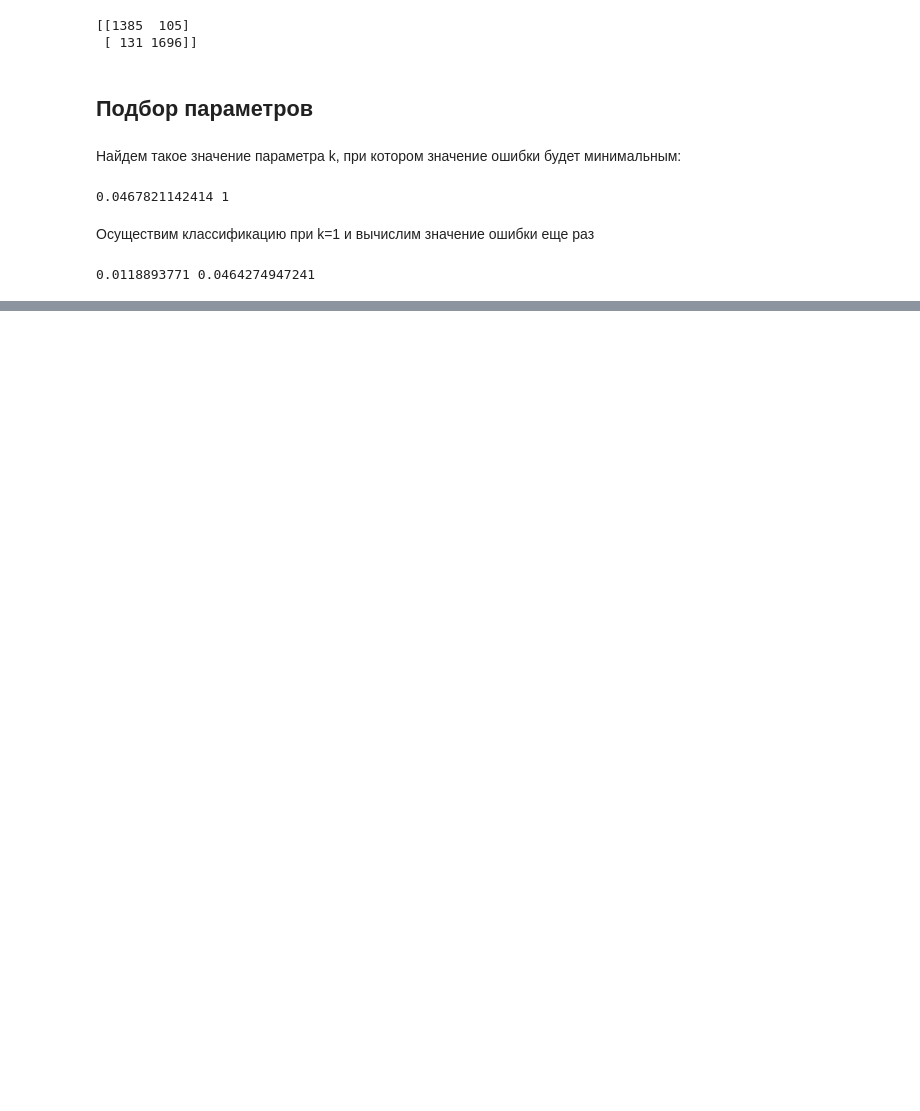
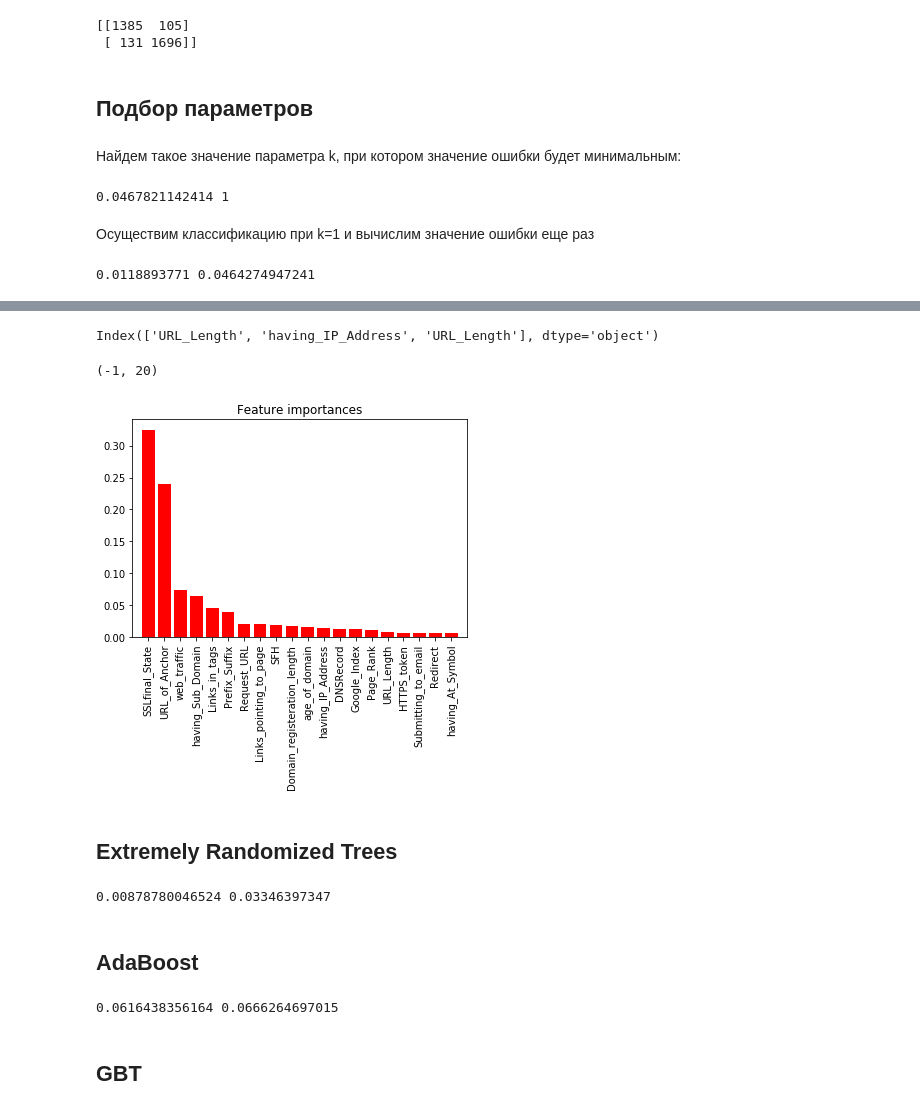
Before and after one commit to Alexandra-Pigalova/MachineLearning_Lab1, a Jupyter notebook: FWS.ipynb, the cells around one changed output, grey strips where cells are left out. Drawn from its saved outputs; the diff is of its cells as text; code cells hidden in the pictures; blank space fills up the shorter version.

```diff
--- a/FWS.ipynb
+++ b/FWS.ipynb
@@ -363,0 +364,10 @@ print(err_train, err_test)
+# %%
+
+from sklearn import ensemble
+rf = ensemble.RandomForestClassifier(n_estimators = 1000)
+rf.fit(X_train, y_train)
+
+err_train = np.mean(y_train != rf.predict(X_train))
+err_test  = np.mean(y_test  != rf.predict(X_test))
+
+print(err_train, err_test)
@@ -363,0 +380,8 @@ print(err_train, err_test)
+# %%
+importances = rf.feature_importances_
+indices = np.argsort(importances)[::-1]
+
+print("Feature ranking:")
+
+for f in range(d):
+    print("%2d. feature '%5s' (%f)" % (f + 1, feature_names[indices[f]], importances[indices[f]]))
@@ -363,0 +406,39 @@ print(err_train, err_test)
+# %%
+feature_names[[1,0,1]]
+# %% [output]
+Index(['URL_Length', 'having_IP_Address', 'URL_Length'], dtype='object')
+# %%
+
+d_first = 20
+plt.title("Feature importances")
+plt.bar(range(d_first), importances[indices[:d_first]], align = 'center', color = 'r')
+plt.xticks(range(d_first), feature_names[indices[:d_first]], rotation = 90)
+plt.xlim([-1, d_first])
+# %% [output]
+(-1, 20)
+[figure, added]
+# %% [markdown]
+## Extremely Randomized Trees
+# %%
+ert = ensemble.ExtraTreesClassifier(n_estimators = 100).fit(X_train, y_train)
+
+err_train = np.mean(y_train != ert.predict(X_train))
+err_test  = np.mean(y_test  != ert.predict(X_test))
+
+print(err_train, err_test)
+# %% [output]
+0.00878780046524 0.03346397347
+# %% [markdown]
+## AdaBoost
+# %%
+ada = ensemble.AdaBoostClassifier(n_estimators = 1000)
+ada.fit(X_train, y_train)
+
+err_train = np.mean(y_train != ada.predict(X_train))
+err_test = np.mean(y_test != ada.predict(X_test))
+
+print(err_train, err_test)
+# %% [output]
+0.0616438356164 0.0666264697015
+# %% [markdown]
+## GBT
```
Also changed, not shown: parts of 9 cells of this notebook.
